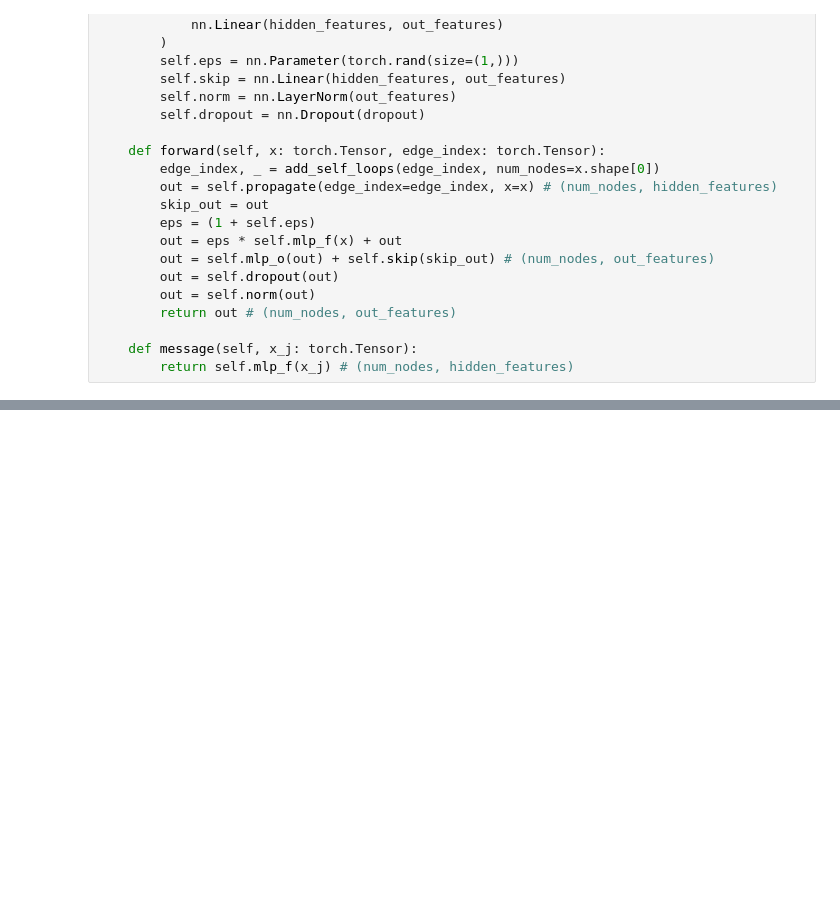
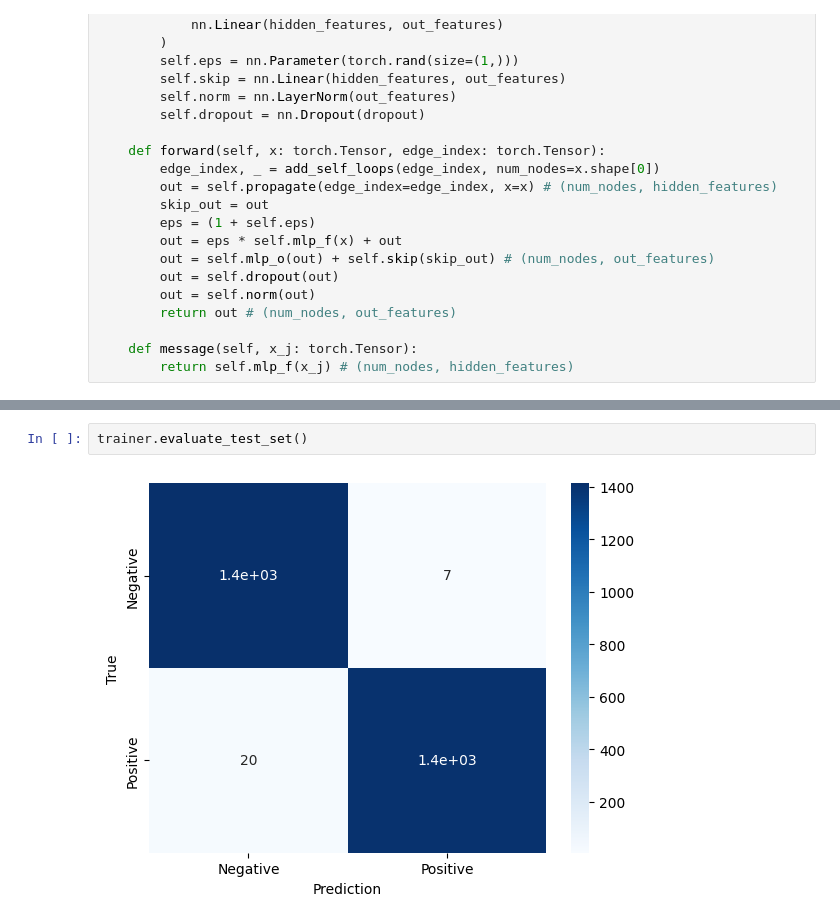
Before and after one commit to SziZsolt/GINLayer_EdgePrediction, a Jupyter notebook: main.ipynb, the cells around one changed output, grey strips where cells are left out. Cells and saved outputs as stored; diff of their text form; blank space fills up the shorter version.

```diff
--- a/main.ipynb
+++ b/main.ipynb
@@ -152,0 +234,4 @@ model(features, edge_index, neg_edge_index)
+# %%
+trainer.evaluate_test_set()
+# %% [output]
+[figure, added]
```
Also changed, not shown: parts of 19 cells of this notebook, 1 other file.
